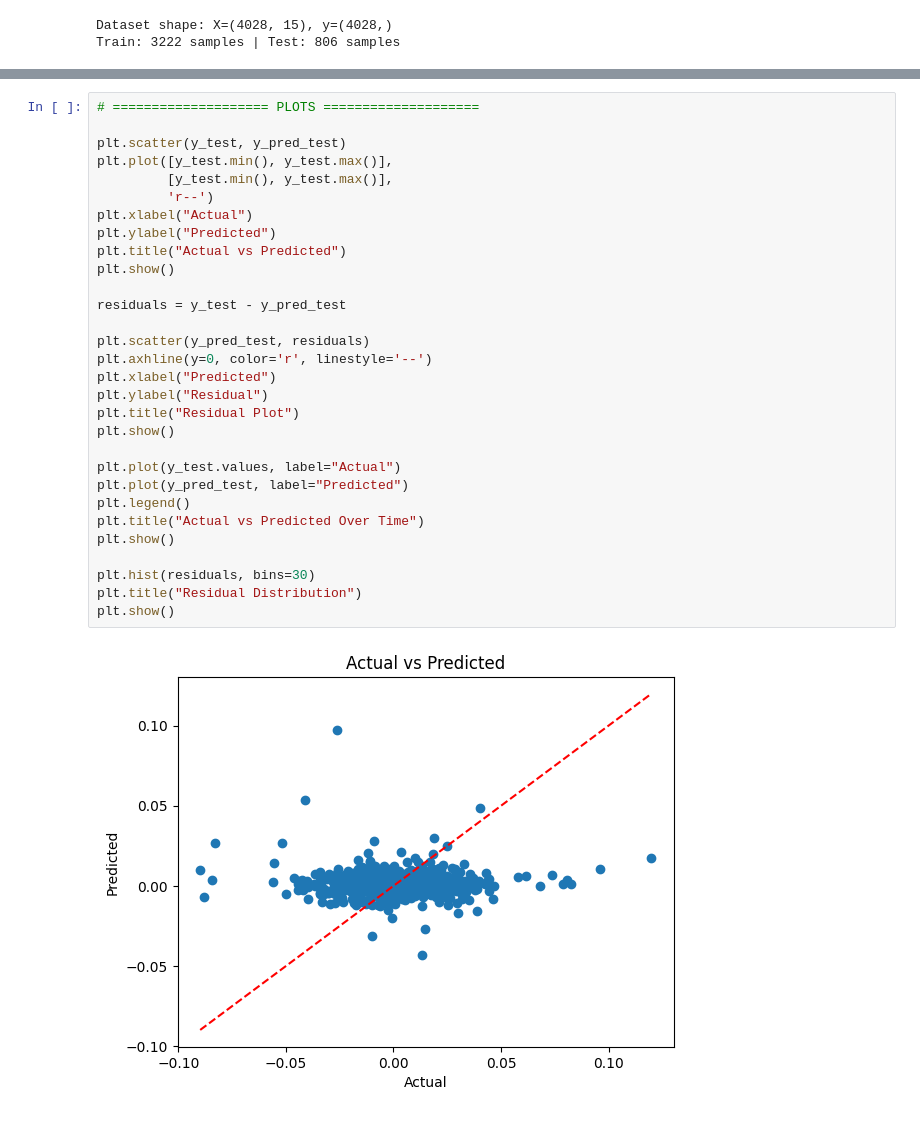
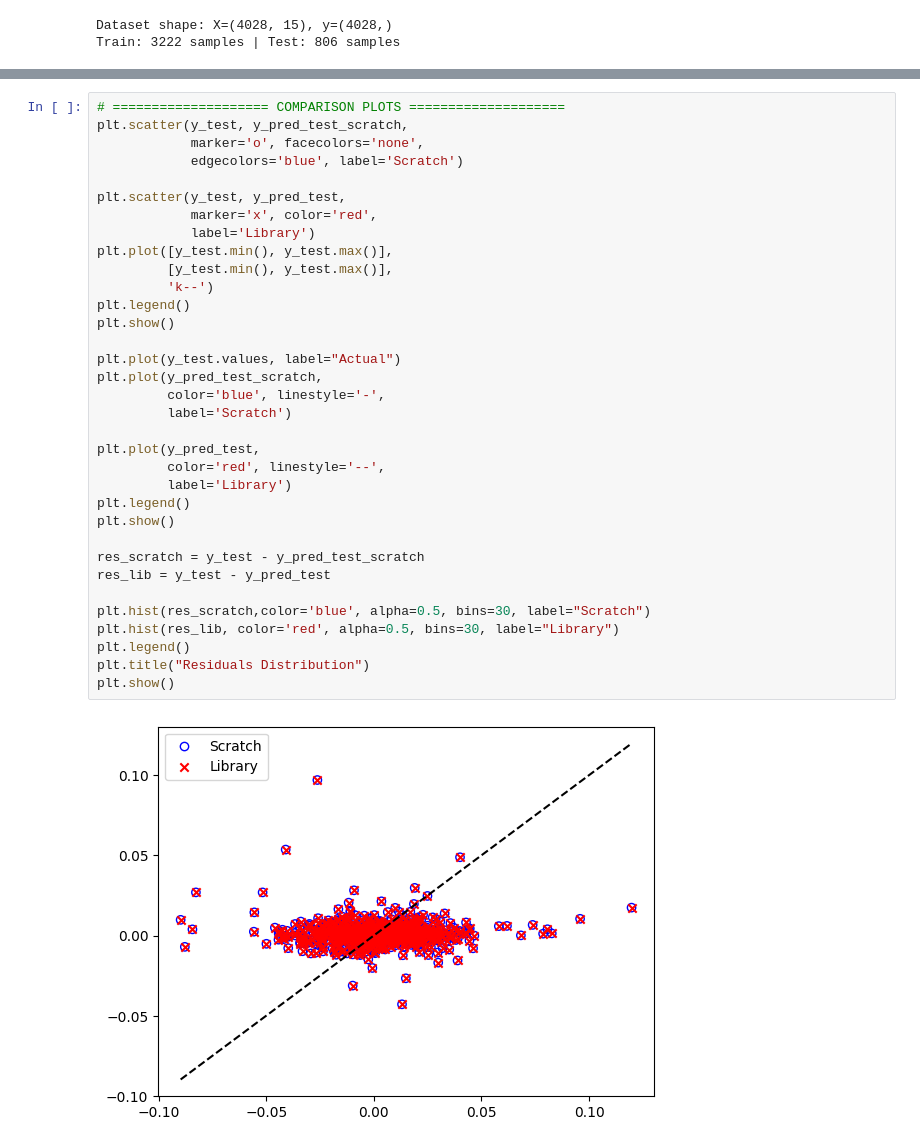
Before and after one commit to tawan123456789/StockPrediction, a Jupyter notebook: PolynomialRegression/PolynomialRegression.ipynb, the cells around one changed output, grey strips where cells are left out. Drawn from its saved outputs; the diff is of its cells as text.

```diff
--- a/PolynomialRegression/PolynomialRegression.ipynb
+++ b/PolynomialRegression/PolynomialRegression.ipynb
@@ -135,32 +263,36 @@ plt.show()
 # %%
-# ==================== PLOTS ====================
+# ==================== COMPARISON PLOTS ====================
+plt.scatter(y_test, y_pred_test_scratch,
+            marker='o', facecolors='none',
+            edgecolors='blue', label='Scratch')
 
-plt.scatter(y_test, y_pred_test)
+plt.scatter(y_test, y_pred_test,
+            marker='x', color='red',
+            label='Library')
 plt.plot([y_test.min(), y_test.max()],
          [y_test.min(), y_test.max()],
-         'r--')
-plt.xlabel("Actual")
-plt.ylabel("Predicted")
-plt.title("Actual vs Predicted")
-plt.show()
-
-residuals = y_test - y_pred_test
-
-plt.scatter(y_pred_test, residuals)
-plt.axhline(y=0, color='r', linestyle='--')
-plt.xlabel("Predicted")
-plt.ylabel("Residual")
-plt.title("Residual Plot")
+         'k--')
+plt.legend()
 plt.show()
 
 plt.plot(y_test.values, label="Actual")
-plt.plot(y_pred_test, label="Predicted")
+plt.plot(y_pred_test_scratch,
+         color='blue', linestyle='-',
+         label='Scratch')
+
+plt.plot(y_pred_test,
+         color='red', linestyle='--',
+         label='Library')
 plt.legend()
-plt.title("Actual vs Predicted Over Time")
 plt.show()
 
-plt.hist(residuals, bins=30)
-plt.title("Residual Distribution")
+res_scratch = y_test - y_pred_test_scratch
+res_lib = y_test - y_pred_test
+
+plt.hist(res_scratch,color='blue', alpha=0.5, bins=30, label="Scratch")
+plt.hist(res_lib, color='red', alpha=0.5, bins=30, label="Library")
+plt.legend()
+plt.title("Residuals Distribution")
 plt.show()
 # %% [output]
-[figure, old version]
+[figure, new version]
```
Also changed, not shown: parts of 4 cells of this notebook.
